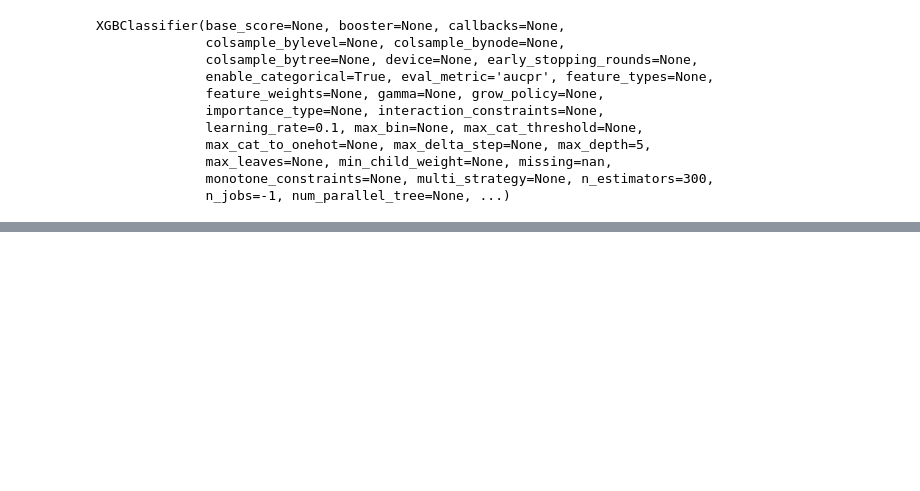
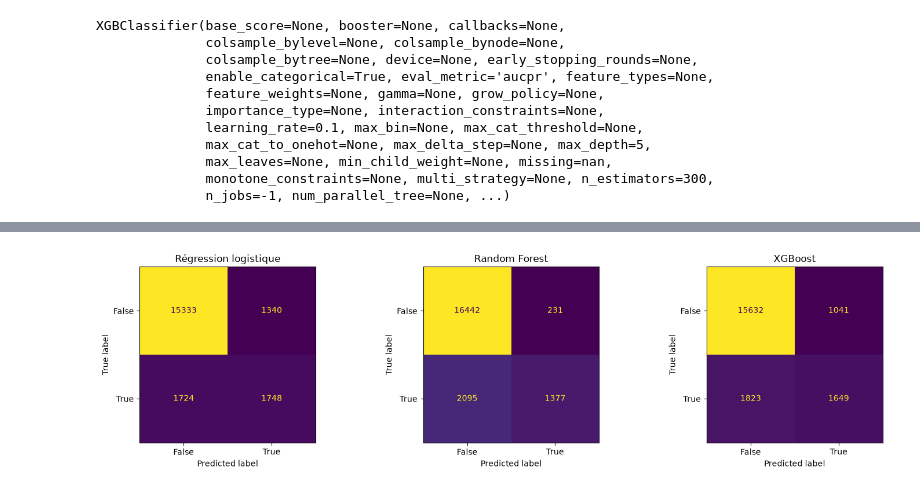
Before and after one commit to kenji21/indusense_tp, a Jupyter notebook: 01_maintenance_ml.ipynb, the cells around one changed output, grey strips where cells are left out. Cells and saved outputs as stored; diff of their text form; code cells hidden in the pictures; blank space fills up the shorter version.

```diff
--- a/01_maintenance_ml.ipynb
+++ b/01_maintenance_ml.ipynb
@@ -280,0 +350,15 @@ XGBClassifier(base_score=None, booster=None, callbacks=None,
+# %%
+import matplotlib.pyplot as plt
+from sklearn.metrics import ConfusionMatrixDisplay
+
+fig, axes = plt.subplots(1, len(models), figsize=(15, 4))
+
+for ax, (name, model) in zip(axes, models.items()):
+    y_pred = model.predict(X_val[feature_cols])
+    ConfusionMatrixDisplay.from_predictions(y_val, y_pred, ax=ax, colorbar=False)
+    ax.set_title(name)
+
+plt.tight_layout()
+plt.show()
+# %% [output]
+[figure, added]
```
Also changed, not shown: parts of 7 cells of this notebook, 2 other files.
